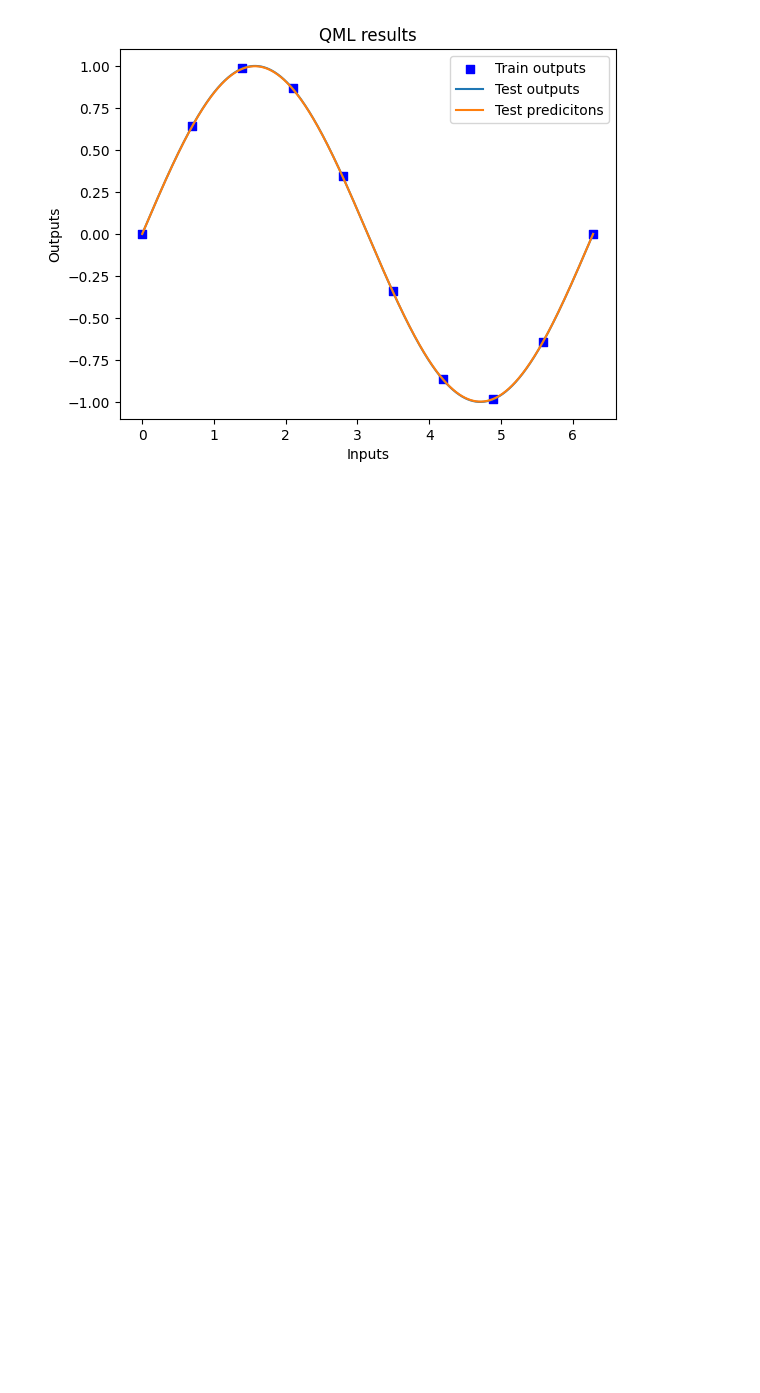
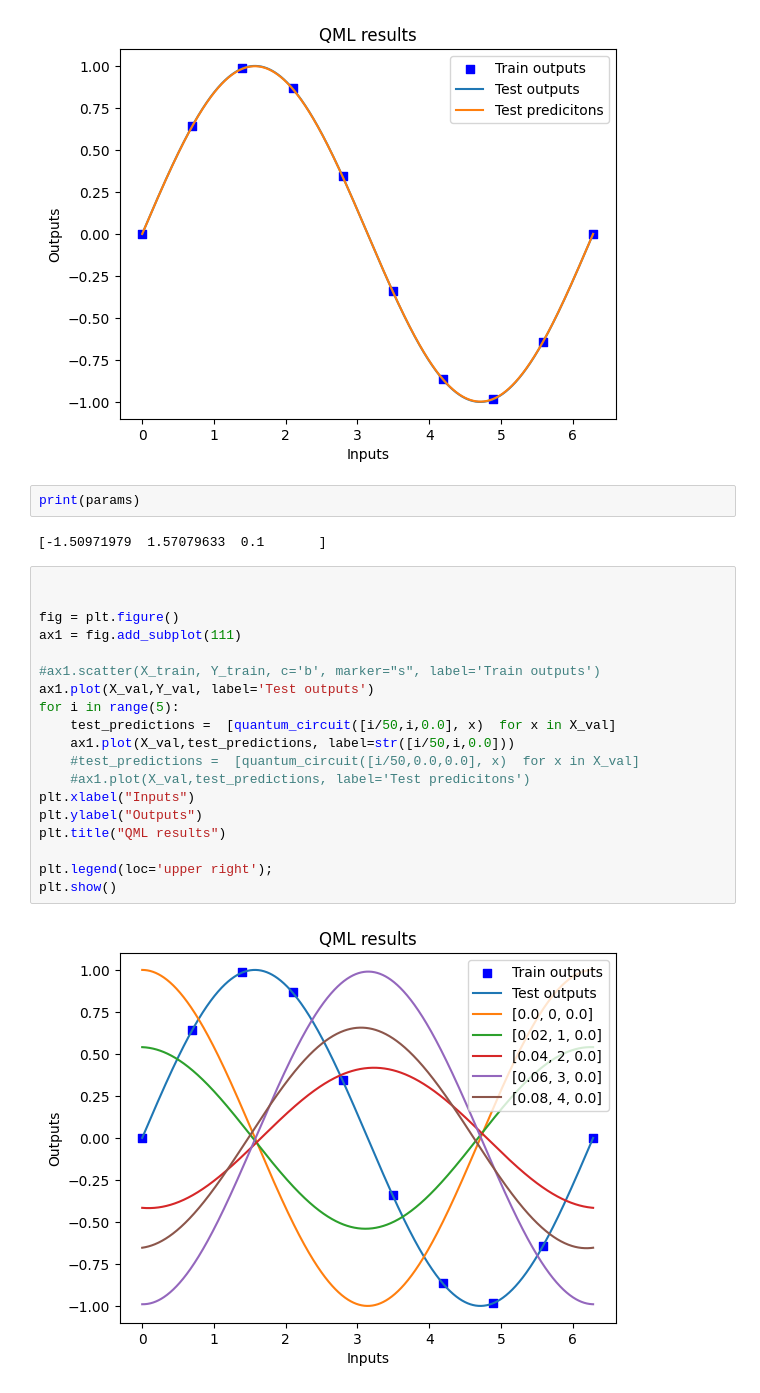
Before and after one commit to sheepymeh/womanium-qai-2024, a Jupyter notebook: task-4.ipynb, the cells around one changed output. Saved outputs shown, nothing was run; the diff lists cells and outputs as text; blank space fills up the shorter version.

```diff
--- a/task-4.ipynb
+++ b/task-4.ipynb
@@ -134,3 +81,28 @@ plt.legend(loc='upper right');
 plt.show()
 # %% [output]
 [figure]
+# %%
+print(params)
+# %% [output]
+[-1.50971979  1.57079633  0.1       ]
+# %%
+
+
+fig = plt.figure()
+ax1 = fig.add_subplot(111)
+
+#ax1.scatter(X_train, Y_train, c='b', marker="s", label='Train outputs')
+ax1.plot(X_val,Y_val, label='Test outputs')
+for i in range(5):
+    test_predictions =  [quantum_circuit([i/50,i,0.0], x)  for x in X_val]
+    ax1.plot(X_val,test_predictions, label=str([i/50,i,0.0]))
+    #test_predictions =  [quantum_circuit([i/50,0.0,0.0], x)  for x in X_val]
+    #ax1.plot(X_val,test_predictions, label='Test predicitons')
+plt.xlabel("Inputs")
+plt.ylabel("Outputs")
+plt.title("QML results")
+
+plt.legend(loc='upper right');
+plt.show()
+# %% [output]
+[figure, added]
```
Also changed, not shown: parts of 2 cells of this notebook.
